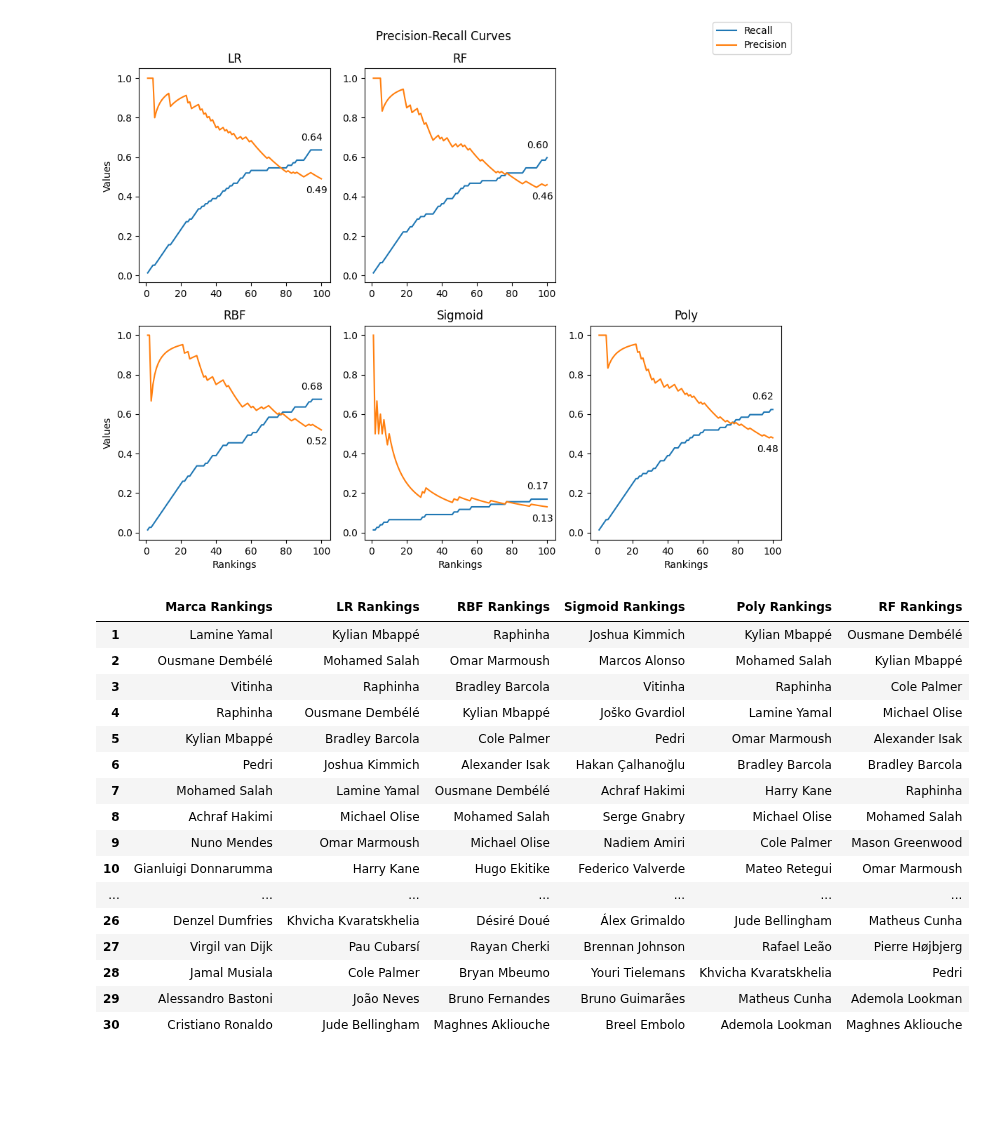
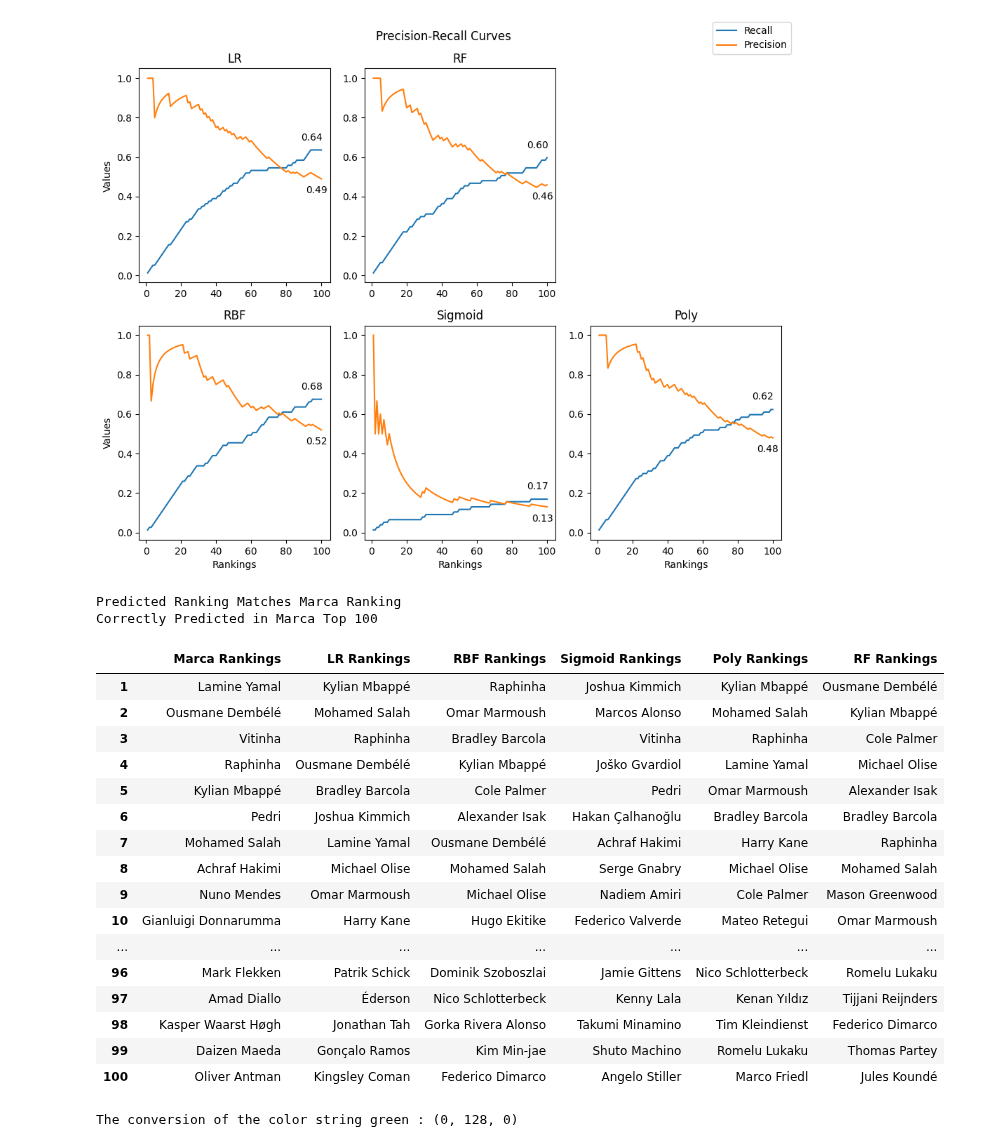
Before and after one commit to shipley7/fifa, a Jupyter notebook: FIFA.ipynb, the cells around one changed output. Saved outputs shown, nothing was run; the diff lists cells and outputs as text; code cells hidden in the pictures; blank space fills up the shorter version.

```diff
--- a/FIFA.ipynb
+++ b/FIFA.ipynb
@@ -938,40 +959,87 @@ fig.legend(labels=labels,
 <matplotlib.legend.Legend at 0x...>
 [figure]
 # %%
-true_rankings = ['Lamine Yamal', 'Ousmane Dembélé', 'Vitinha', 'Raphinha', 'Kylian Mbappé', 'Pedri', 'Mohamed Salah', 'Achraf Hakimi', 'Nuno Mendes', 'Gianluigi Donnarumma', 'Désiré Doué', 'Viktor Gyökeres', 'Harry Kane', 'Cole Palmer', 'Lautaro Martínez', 'Julián Álvarez', 'Fabián Ruiz Peña', 'Robert Lewandowski', 'Scott McTominay', 'Declan Rice', 'Federico Valverde', 'Isco', 'João Neves', 'Florian Wirtz', 'Vinicius Júnior', 'Denzel Dumfries', 'Virgil van Dijk', 'Jamal Musiala', 'Alessandro Bastoni', 'Cristiano Ronaldo'] # top 30 rankings
+from matplotlib.lines import Line2D
+
+marca_rankings = ['Lamine Yamal', 'Ousmane Dembélé', 'Vitinha', 'Raphinha', 'Kylian Mbappé', 'Pedri', 'Mohamed Salah', 'Achraf Hakimi', 'Nuno Mendes', 'Gianluigi Donnarumma',
+                  'Désiré Doué', 'Viktor Gyökeres', 'Harry Kane', 'Cole Palmer', 'Lautaro Martínez', 'Julián Álvarez', 'Fabián Ruiz Peña', 'Robert Lewandowski', 'Scott McTominay', 'Declan Rice',
+                  'Federico Valverde', 'Isco', 'João Neves', 'Florian Wirtz', 'Vinicius Júnior', 'Denzel Dumfries', 'Virgil van Dijk', 'Jamal Musiala', 'Alessandro Bastoni', 'Cristiano Ronaldo',
+                  'Yann Sommer', 'Michael Olise', 'Alexander Isak', 'Nico Williams', 'Jules Koundé', 'Pau Cubarsí', 'Bukayo Saka', 'Antony', 'Willian Pacho', 'Erling Haaland',
+                  'Jude Bellingham', 'Luis Díaz', 'Dean Huijsen', 'William Saliba', 'Joan García', 'Rayan Cherki', 'Thibaut Courtois', 'Marcus Thuram', 'Lionel Messi', 'Luka Modrić',
+                  'Romelu Lukaku', 'Tijjani Reijnders', 'Jan Oblak', 'Mateo Retegui', 'Alex Baena', 'Bruno Fernandes', 'Iñigo Martínez', 'Ante Budimir', 'Ayoze Pérez', 'Rodrigo De Paul',
+                  'Moisés Caicedo', 'Joshua Kimmich', 'Karim Benzema', 'Serhou Guirassy', 'Mason Greenwood', 'Ryan Gravenberch', 'Trent Alexander-Arnold', 'Nicolás Paz', 'Alejandro Balde', 'Omar Marmoush',
+                  'Victor Osimhen', 'Francesco Acerbi', 'Matheus Cunha', 'Oihan Sancet', 'Álvaro Carreras', 'Francisco Trincão', 'Fábio Silva', 'Moise Kean', 'Pedro Porro', 'Riyad Mahrez',
+                  'Ivan Perišić', 'Bruno Guimarães', 'Vangelis Pavlidis', 'Hugo Ekitike', 'Murillo', 'Xherdan Shaqiri', 'Mika Biereth', 'Andrey Santos', 'Óscar Mingueza', 'Amir Rrahmani',
+                  'Eberechi Eze', 'Bryan Mbeumo', 'Sem Steijn', 'Mile Svilar', 'David de Gea', 'Mark Flekken', 'Amad Diallo', 'Kasper Waarst Høgh', 'Daizen Maeda', 'Oliver Antman'] # top 100 rankings
 
 # Get the top 30 rankings for each of the five best models
-top_lr = best_log_rankings[:30]
-top_svm_rbf = best_svm_rbf_rankings[:30]
-top_svm_sigmoid = best_svm_sigmoid_rankings[:30]
-top_svm_poly = best_svm_poly_rankings[:30]
-top_rf = best_rf_rankings[:30]
+top_lr = best_log_rankings
+top_svm_rbf = best_svm_rbf_rankings
+top_svm_sigmoid = best_svm_sigmoid_rankings
+top_svm_poly = best_svm_poly_rankings
+top_rf = best_rf_rankings
 
 # For help displaying the rankings
-data = {"Marca Rankings": true_rankings,
+data = {"Marca Rankings": marca_rankings,
         "LR Rankings": top_lr,
         "RBF Rankings": top_svm_rbf,
         "Sigmoid Rankings": top_svm_sigmoid,
         "Poly Rankings": top_svm_poly,
         "RF Rankings": top_rf}
-rankings_df = pd.DataFrame(data) # convert to dataframe
-rankings_df.index = np.arange(1, len(rankings_df) + 1) # fix the index
-rankings_df # print the dataframe
+m_rankings_df = pd.DataFrame(data) # convert to dataframe
+m_rankings_df.index = np.arange(1, len(m_rankings_df) + 1) # fix the index
+
+marca_function_counter = 0
+def color(v):
+  global marca_function_counter
+  marca_function_counter += 1
+  if v == marca_rankings[(marca_function_counter - 1) % 100] and marca_function_counter > 100:
+    return "color:green"
+  elif v in stars and marca_function_counter > 100:
+    return "color:blue;"
+  else:
+    return None
+
+  return "color:green;" if v in stars and marca_function_counter > 100 else None
+
+m_rankings_df = m_rankings_df.style.map(color)
+
+def colored(r, g, b, text):
+    return f"\033[38;2;{r};{g};{b}m{text}\033[0m"
+
+print(colored(0, 128, 0, 'Predicted Ranking Matches Marca Ranking'))
+print(colored(0, 0, 255, 'Correctly Predicted in Marca Top 100'))
+m_rankings_df # print the dataframe
 # %% [output]
+Predicted Ranking Matches Marca Ranking
+Correctly Predicted in Marca Top 100
 |  | Marca Rankings | LR Rankings | RBF Rankings | Sigmoid Rankings | Poly Rankings | RF Rankings |
 | 1 | Lamine Yamal | Kylian Mbappé | Raphinha | Joshua Kimmich | Kylian Mbappé | Ousmane Dembélé |
 | 2 | Ousmane Dembélé | Mohamed Salah | Omar Marmoush | Marcos Alonso | Mohamed Salah | Kylian Mbappé |
 | 3 | Vitinha | Raphinha | Bradley Barcola | Vitinha | Raphinha | Cole Palmer |
 | 4 | Raphinha | Ousmane Dembélé | Kylian Mbappé | Joško Gvardiol | Lamine Yamal | Michael Olise |
 | 5 | Kylian Mbappé | Bradley Barcola | Cole Palmer | Pedri | Omar Marmoush | Alexander Isak |
 | 6 | Pedri | Joshua Kimmich | Alexander Isak | Hakan Çalhanoğlu | Bradley Barcola | Bradley Barcola |
 | 7 | Mohamed Salah | Lamine Yamal | Ousmane Dembélé | Achraf Hakimi | Harry Kane | Raphinha |
 | 8 | Achraf Hakimi | Michael Olise | Mohamed Salah | Serge Gnabry | Michael Olise | Mohamed Salah |
 | 9 | Nuno Mendes | Omar Marmoush | Michael Olise | Nadiem Amiri | Cole Palmer | Mason Greenwood |
 | 10 | Gianluigi Donnarumma | Harry Kane | Hugo Ekitike | Federico Valverde | Mateo Retegui | Omar Marmoush |
 | ... | ... | ... | ... | ... | ... | ... |
-| 26 | Denzel Dumfries | Khvicha Kvaratskhelia | Désiré Doué | Álex Grimaldo | Jude Bellingham | Matheus Cunha |
-| 27 | Virgil van Dijk | Pau Cubarsí | Rayan Cherki | Brennan Johnson | Rafael Leão | Pierre Højbjerg |
-| 28 | Jamal Musiala | Cole Palmer | Bryan Mbeumo | Youri Tielemans | Khvicha Kvaratskhelia | Pedri |
-| 29 | Alessandro Bastoni | João Neves | Bruno Fernandes | Bruno Guimarães | Matheus Cunha | Ademola Lookman |
-| 30 | Cristiano Ronaldo | Jude Bellingham | Maghnes Akliouche | Breel Embolo | Ademola Lookman | Maghnes Akliouche |
+| 96 | Mark Flekken | Patrik Schick | Dominik Szoboszlai | Jamie Gittens | Nico Schlotterbeck | Romelu Lukaku |
+| 97 | Amad Diallo | Éderson | Nico Schlotterbeck | Kenny Lala | Kenan Yıldız | Tijjani Reijnders |
+| 98 | Kasper Waarst Høgh | Jonathan Tah | Gorka Rivera Alonso | Takumi Minamino | Tim Kleindienst | Federico Dimarco |
+| 99 | Daizen Maeda | Gonçalo Ramos | Kim Min-jae | Shuto Machino | Romelu Lukaku | Thomas Partey |
+| 100 | Oliver Antman | Kingsley Coman | Federico Dimarco | Angelo Stiller | Marco Friedl | Jules Koundé |
+# %%
+from PIL import ImageColor
+
+#Define a color string
+color_string = "green"
+
+#Convert the color string to RGB values
+rgb_color = ImageColor.getrgb(color_string)
+
+#Print the RGB values
+print("The conversion of the color string",color_string,":",rgb_color)
+# %% [output]
+The conversion of the color string green : (0, 128, 0)
```
Also changed, not shown: parts of 3 cells of this notebook.
